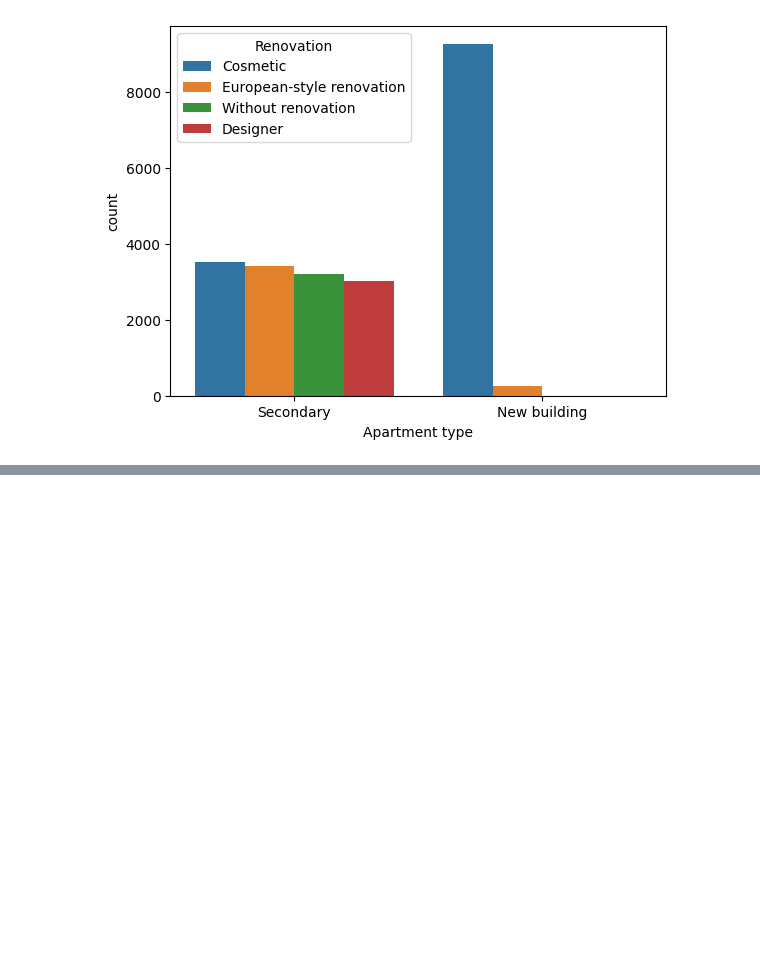
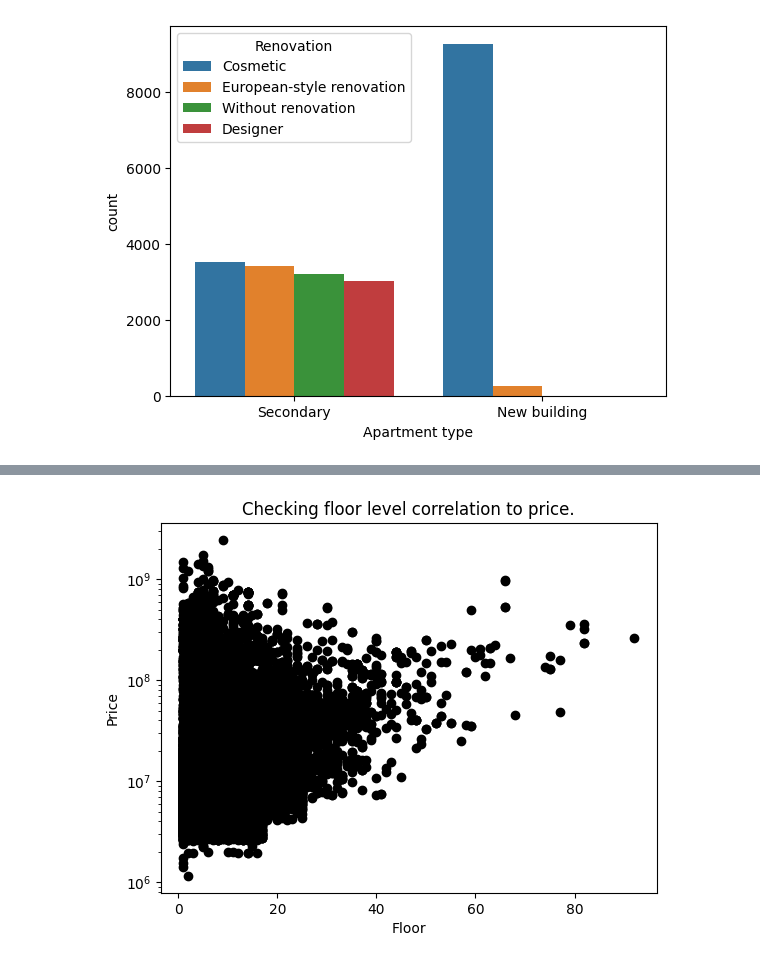
Before and after one commit to abmostert/data-science-portfolio, a Jupyter notebook: moscow_data.ipynb, the cells around one changed output, grey strips where cells are left out. Cells and saved outputs as stored; diff of their text form; code cells hidden in the pictures; blank space fills up the shorter version.

```diff
--- a/moscow_data.ipynb
+++ b/moscow_data.ipynb
@@ -199,0 +214,10 @@ sns.countplot(x='Apartment type', hue='Renovation', data=moscow_data)
+# %%
+plt.figure(1)
+plt.yscale('log')
+plt.plot(moscow_data['Floor'], moscow_data['Price'], 'ok')
+plt.xlabel('Floor')
+plt.ylabel('Price')
+plt.title('Checking floor level correlation to price.')
+plt.show()
+# %% [output]
+[figure, added]
```
Also changed, not shown: parts of 54 cells of this notebook.
